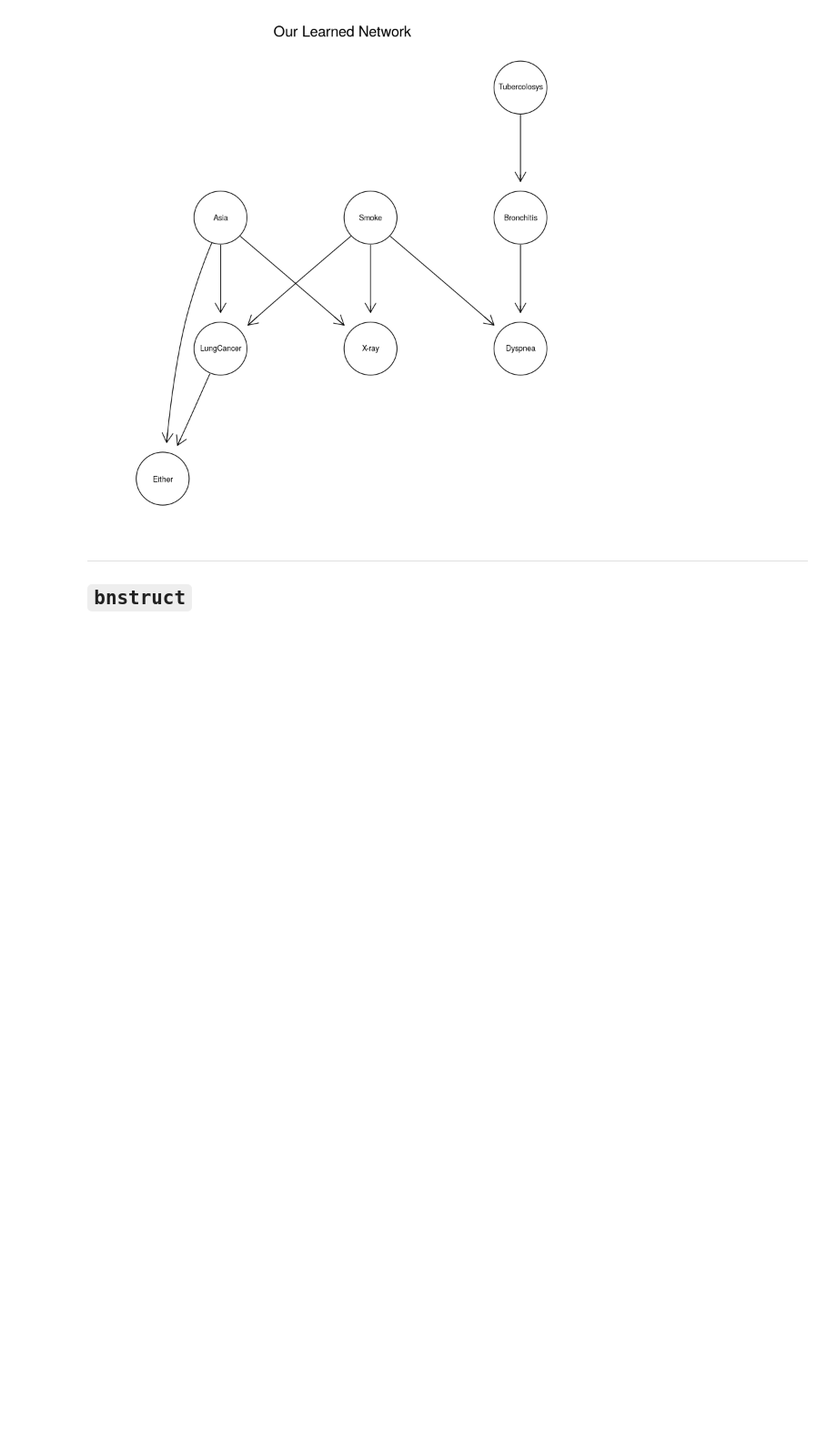
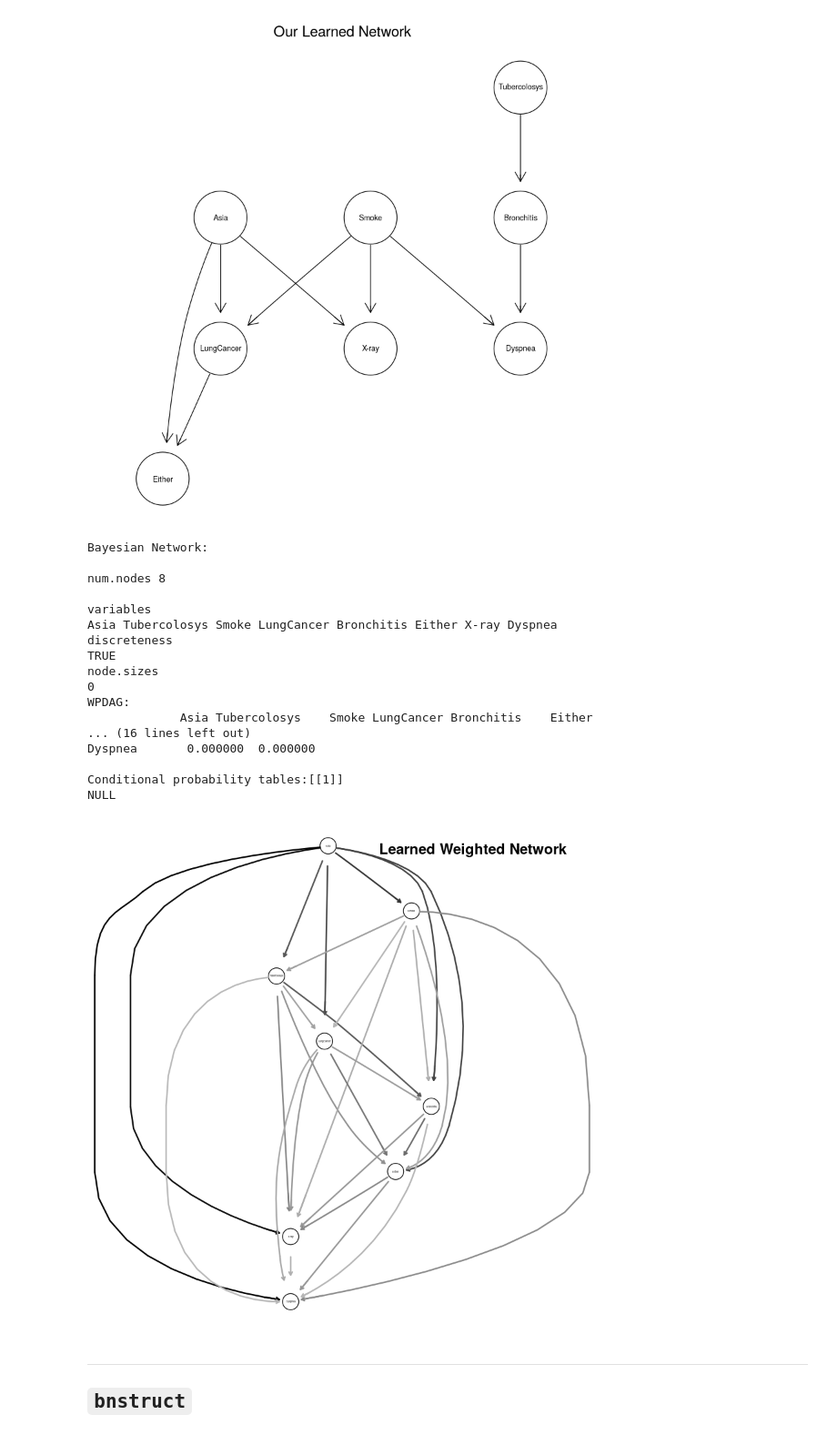
Before and after one commit to albchim/r-k2algorithm, a Jupyter notebook: Project3_CFS_final.ipynb, the cells around one changed output. Shown: that part at 91% size. Saved outputs shown, nothing was run; the diff lists cells and outputs as text; code cells hidden in the pictures; blank space fills up the shorter version.

```diff
--- a/Project3_CFS_final.ipynb
+++ b/Project3_CFS_final.ipynb
@@ -388,6 +388,35 @@ amat(our.net) = res.adj
 graphviz.plot(our.net, main = "Our Learned Network")
 # %% [output]
 [figure]
+# %%
+wadj <- k2procedure(X,r,order, returnType=2, verbose=0,u=2,splitSize=50)
+e <- BN()
+num.nodes(e) <- 8
+variables(e) <- cols
+wpdag(e) <- wadj
+e
+plot(e)
+par(adj = 1)
+title("Learned Weighted Network")
+# %% [output]
+Bayesian Network:
+
+num.nodes 8
+
+variables
+Asia Tubercolosys Smoke LungCancer Bronchitis Either X-ray Dyspnea
+discreteness
+TRUE
+node.sizes
+0
+WPDAG:
+             Asia Tubercolosys    Smoke LungCancer Bronchitis    Either
+... (16 lines left out)
+Dyspnea       0.000000  0.000000
+
+Conditional probability tables:[[1]]
+NULL
+[figure, added]
 # %% [markdown]
 ***
 ##  `bnstruct`
```
Also changed, not shown: parts of 22 cells of this notebook.
